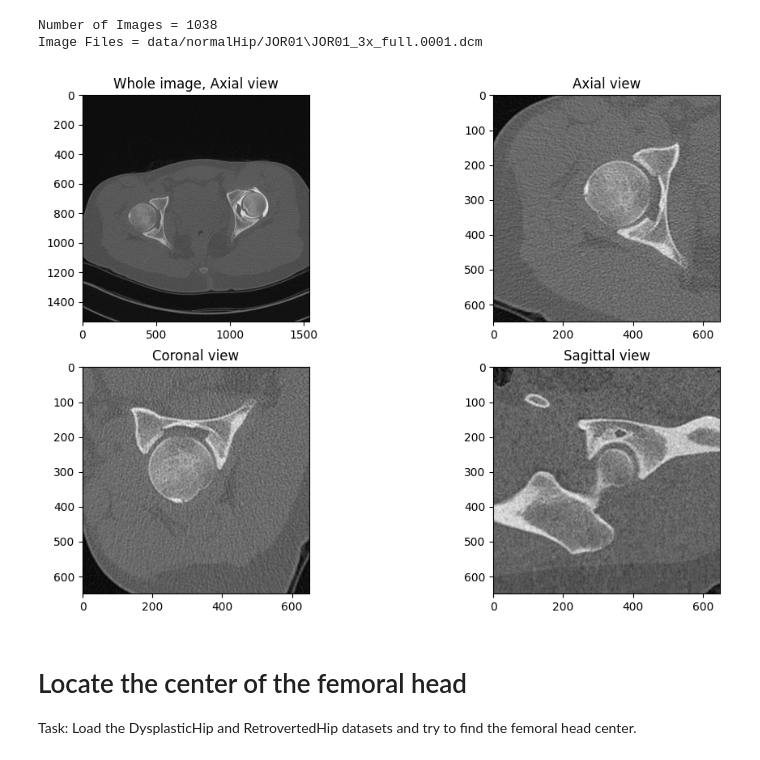
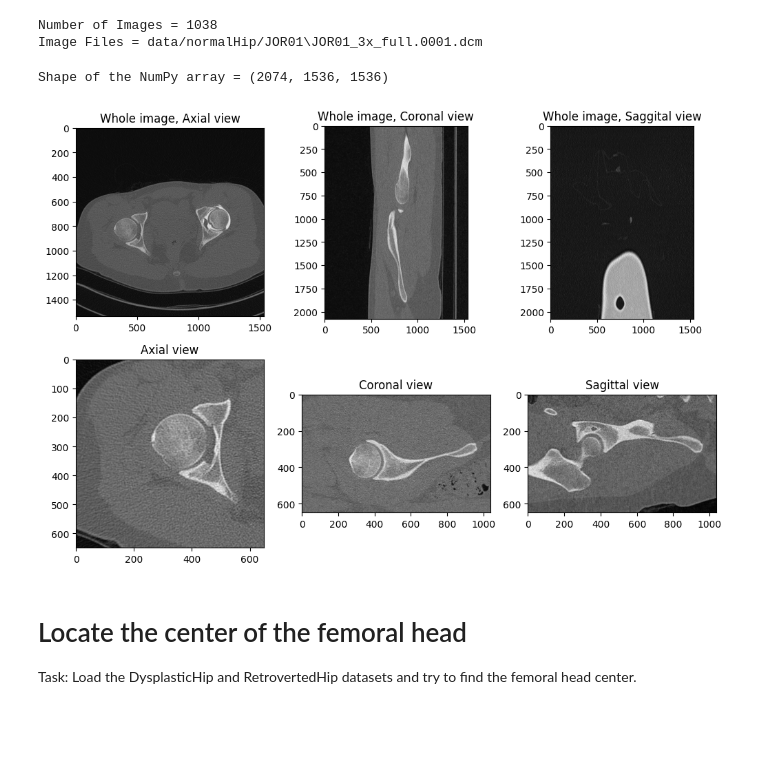
Before and after one commit to Sentz98/FemoralHeadSegmentation, a Jupyter notebook: assignement.ipynb, the cells around one changed output. Drawn from its saved outputs; the diff is of its cells as text; code cells hidden in the pictures; blank space fills up the shorter version.

```diff
--- a/assignement.ipynb
+++ b/assignement.ipynb
@@ -15,64 +15,76 @@ print('Image Files =', image_files[0])
 # %% [output]
 Number of Images = 1038
 Image Files = data/normalHip/JOR01\JOR01_3x_full.0001.dcm
+# %%
+import pydicom
+import numpy as np
+import matplotlib.pyplot as plt
+
+
+Im = []
+Im_Roi = []
+
+for k in range(1, len(image_files)):  # Adjust the range according to your needs
+    ds = pydicom.dcmread(image_files[k - 1])
+    im = ds.pixel_array  # Load pixel data
+    Im.append(im)
+
+    # In this particular dataset, the region of interest (ROI) is defined
+    im_roi = im[550:1200, 50:700]
+
+    Im.append(im)
+    Im_Roi.append(im_roi)
+
+# Convert the list of NumPy arrays to a NumPy array
+Im = np.array(Im)
+Im_Roi = np.array(Im_Roi)
+
+print('Shape of the NumPy array =', Im.shape)
+# %% [output]
+Shape of the NumPy array = (2074, 1536, 1536)
 # %%
-import pydicom
-import numpy as np
-import matplotlib.pyplot as plt
-
-
-Im = []
-
-for k in range(1, 651):  # Adjust the range according to your needs
-    ds = pydicom.dcmread(image_files[k - 1])
-    im = ds.pixel_array  # Load pixel data
-
-    # In this particular dataset, the region of interest (ROI) is defined
-    im_roi = im[550:1200, 50:700]
-
-    Im.append(im_roi)
-
-# Convert the list of NumPy arrays to a NumPy array
-Im = np.array(Im)
-
 # Specify the slice number (sn) you want to visualize
 sn = 357
 
 # Generate the Coronal and Sagittal views
-tmpC = Im[sn - 1, :, :]
-sc = tmpC.shape
-Coronal = np.rot90(tmpC)
+Coronal = np.rot90(Im_Roi[:, :, sn-1])
 
-tmpS = Im[:, sn - 1, :]
-ss = tmpS.shape
-Sagittal = np.rot90(tmpS)
+Sagittal = np.rot90(Im_Roi[:, sn - 1, :])
 
 # Load the axial view image
 im = pydicom.dcmread(image_files[sn - 1]).pixel_array
 
 
 # Create a figure with subplots to display all views
 plt.figure(figsize=(12, 8))
 
-plt.subplot(2, 2, 1)
+plt.subplot(2, 3, 1)
 plt.imshow(im, cmap='gray')
 plt.title('Whole image, Axial view')
 
-plt.subplot(2, 2, 2)
-plt.imshow(Im[sn - 1, :, :], cmap='gray')
+plt.subplot(2, 3, 2)
+plt.imshow(Im[:, :, sn-1], cmap='gray')
+plt.title('Whole image, Coronal view')
+
+plt.subplot(2, 3, 3)
+plt.imshow(Im[:, sn - 1, :], cmap='gray')
+plt.title('Whole image, Saggital view')
+
+plt.subplot(2, 3, 4)
+plt.imshow(Im_Roi[sn - 1, :, :], cmap='gray')
 plt.title('Axial view')
 
-plt.subplot(2, 2, 3)
+plt.subplot(2, 3, 5)
 plt.imshow(Coronal, cmap='gray')
 plt.title('Coronal view')
 
-plt.subplot(2, 2, 4)
+plt.subplot(2, 3, 6)
 plt.imshow(Sagittal, cmap='gray')
 plt.title('Sagittal view')
 
 plt.show()
 # %% [output]
-[figure, old version]
+[figure, new version]
 # %% [markdown]
 # Locate the center of the femoral head
 
```
Also changed, not shown: parts of 1 cell of this notebook, 2 other files.
